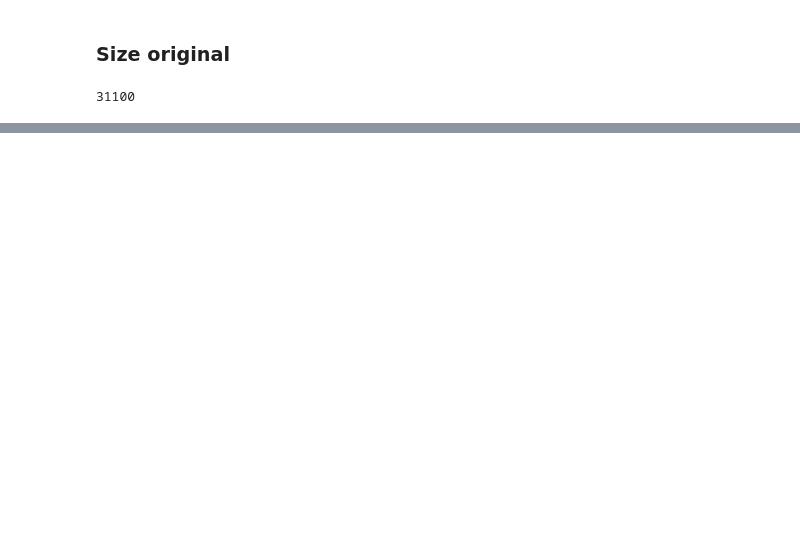
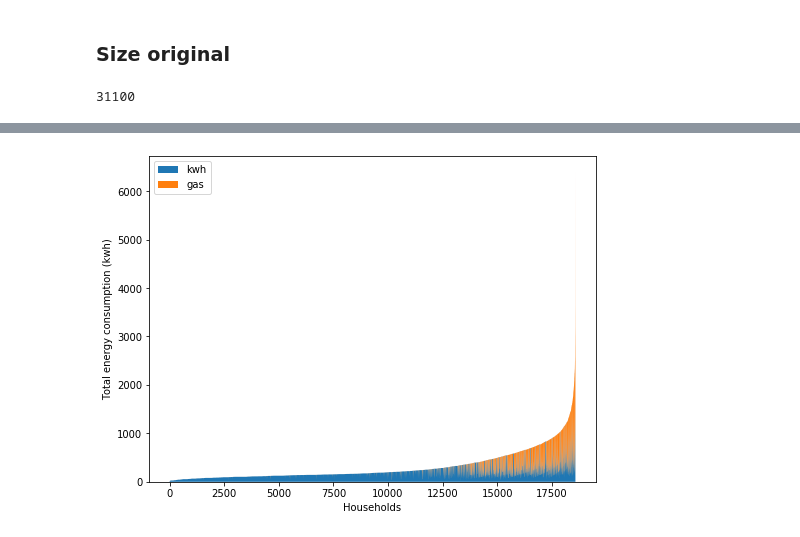
Before and after one commit to Sergio-Huezo/ResEleCon-MX, a Jupyter notebook: Final.ipynb, the cells around one changed output, grey strips where cells are left out. Cells and saved outputs as stored; diff of their text form; code cells hidden in the pictures; blank space fills up the shorter version.

```diff
--- a/Final.ipynb
+++ b/Final.ipynb
@@ -52,0 +129,16 @@ ener.to_pickle(pkls_path + '/energy_final.pkl')
+# %%
+# Data
+x=ener_ordered_cut.index
+y=[ener_ordered_cut.kwh.to_list(),ener_ordered_cut.gas.to_list()]
+
+# Plot
+fig, ax = plt.subplots(figsize=(8,6))
+ax.stackplot(x,y, labels=['kwh','gas'])
+plt.legend(loc='upper left')
+
+ax.set_xlabel('Households')
+ax.set_ylabel('Total energy consumption (kwh)')
+
+plt.show()
+# %% [output]
+[figure, added]
```
Also changed, not shown: parts of 20 cells of this notebook, 2 other files.
